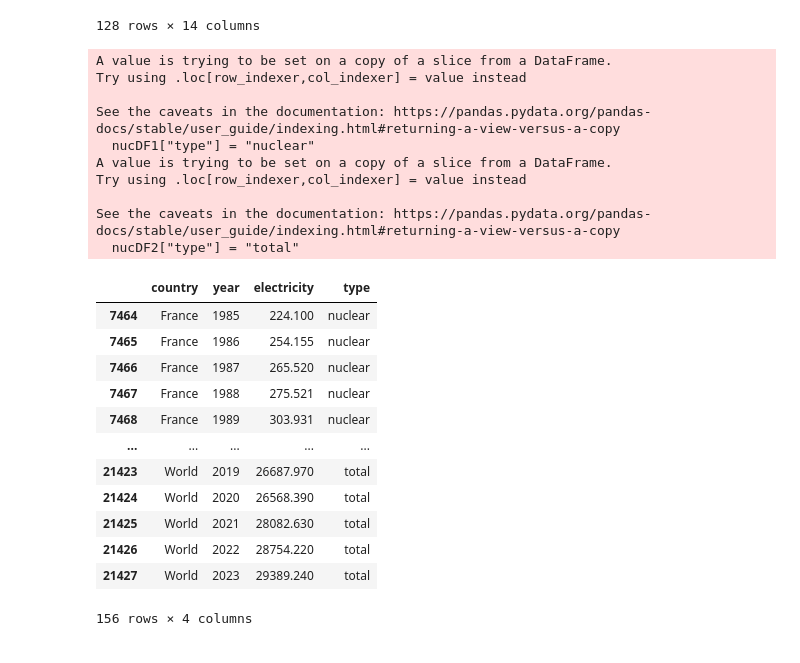
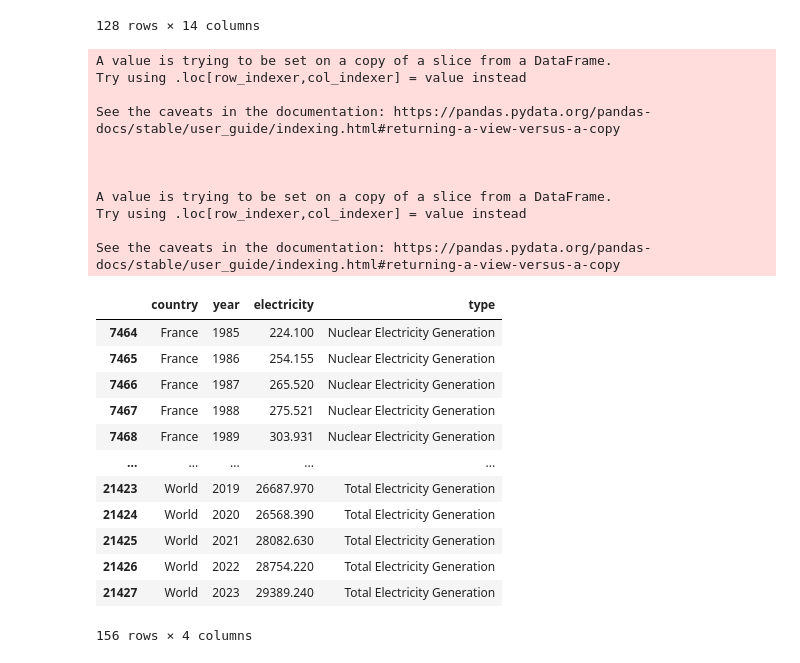
Before and after one commit to chrisdscholz/209R_projects, a Jupyter notebook: Project 2/Project2.ipynb, the cells around one changed output. Cells and saved outputs as stored; diff of their text form; code cells hidden in the pictures.

```diff
--- a/Project 2/Project2.ipynb
+++ b/Project 2/Project2.ipynb
@@ -36,39 +36,40 @@ filteredDF
 # %%
 #transformation work to create specific nuclear DF for nuclear visual
 nucDF1 = filteredDF[["country", "year", "nuclear_electricity"]]
-nucDF1["type"] = "nuclear"
+nucDF1["type"] = "Nuclear Electricity Generation"
 nucDF1 = nucDF1.rename(columns={"nuclear_electricity": "electricity"})
 
 nucDF2 = filteredDF[["country", "year", "calc_total"]]
-nucDF2["type"] = "total"
+nucDF2["type"] = "Total Electricity Generation"
 nucDF2 = nucDF2.rename(columns={"calc_total": "electricity"})
 
 nucDF = pd.concat([nucDF1, nucDF2])
 nucDF = nucDF[nucDF["year"] >= 1985]
 nucDF
 # %% [output]
 A value is trying to be set on a copy of a slice from a DataFrame.
 Try using .loc[row_indexer,col_indexer] = value instead
 
 See the caveats in the documentation: https://pandas.pydata.org/pandas-docs/stable/user_guide/indexing.html#returning-a-view-versus-a-copy
-  nucDF1["type"] = "nuclear"
+
+
+
 A value is trying to be set on a copy of a slice from a DataFrame.
 Try using .loc[row_indexer,col_indexer] = value instead
 
 See the caveats in the documentation: https://pandas.pydata.org/pandas-docs/stable/user_guide/indexing.html#returning-a-view-versus-a-copy
-  nucDF2["type"] = "total"
 |  | country | year | electricity | type |
-| 7464 | France | 1985 | 224.100 | nuclear |
-| 7465 | France | 1986 | 254.155 | nuclear |
-| 7466 | France | 1987 | 265.520 | nuclear |
-| 7467 | France | 1988 | 275.521 | nuclear |
-| 7468 | France | 1989 | 303.931 | nuclear |
+| 7464 | France | 1985 | 224.100 | Nuclear Electricity Generation |
+| 7465 | France | 1986 | 254.155 | Nuclear Electricity Generation |
+| 7466 | France | 1987 | 265.520 | Nuclear Electricity Generation |
+| 7467 | France | 1988 | 275.521 | Nuclear Electricity Generation |
+| 7468 | France | 1989 | 303.931 | Nuclear Electricity Generation |
 | ... | ... | ... | ... | ... |
-| 21423 | World | 2019 | 26687.970 | total |
-| 21424 | World | 2020 | 26568.390 | total |
-| 21425 | World | 2021 | 28082.630 | total |
-| 21426 | World | 2022 | 28754.220 | total |
-| 21427 | World | 2023 | 29389.240 | total |
+| 21423 | World | 2019 | 26687.970 | Total Electricity Generation |
+| 21424 | World | 2020 | 26568.390 | Total Electricity Generation |
+| 21425 | World | 2021 | 28082.630 | Total Electricity Generation |
+| 21426 | World | 2022 | 28754.220 | Total Electricity Generation |
+| 21427 | World | 2023 | 29389.240 | Total Electricity Generation |
 156 rows × 4 columns
 # %%
 #create separate DFs for France and World
```
Also changed, not shown: parts of 8 cells of this notebook.
